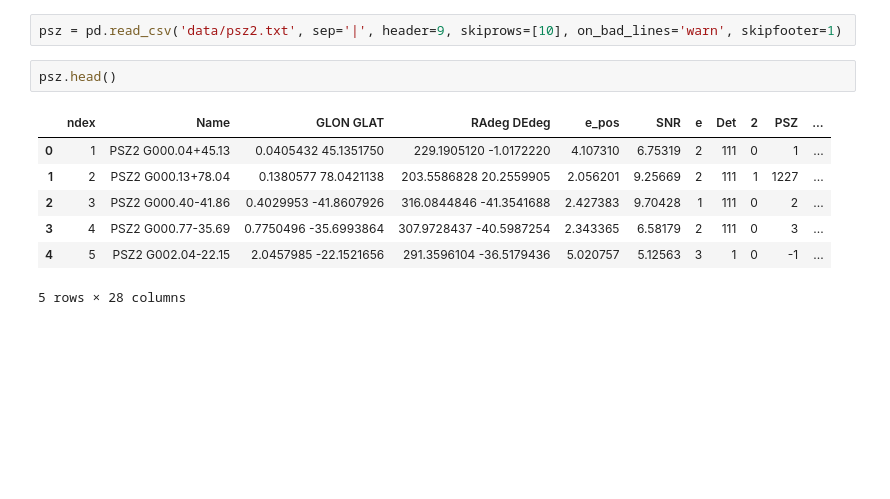
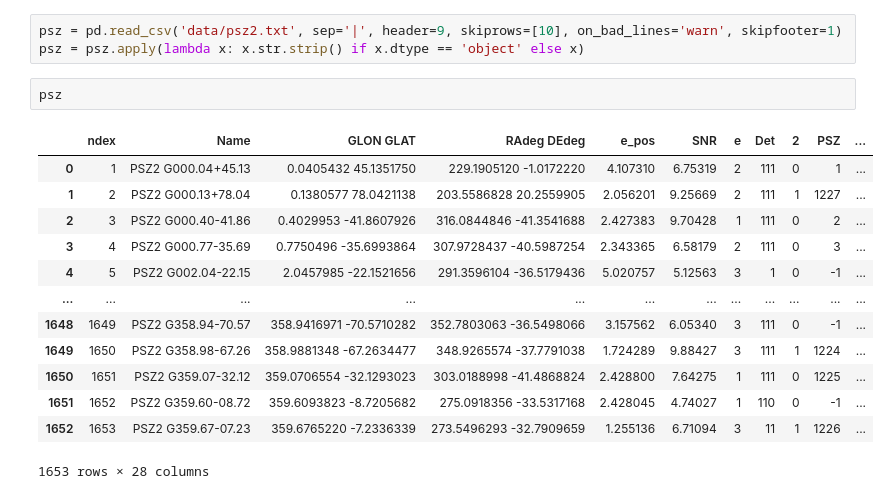
Before and after one commit to eleanorstuart/thermo-idm, a Jupyter notebook: planck_sz_dataset.ipynb, the cells around one changed output. Drawn from its saved outputs; the diff is of its cells as text; blank space fills up the shorter version.

```diff
--- a/planck_sz_dataset.ipynb
+++ b/planck_sz_dataset.ipynb
@@ -10,13 +11,20 @@ Intel MKL WARNING: Support of Intel(R) Streaming SIMD Extensions 4.2 (Intel(R) S
 # %%
 psz = pd.read_csv('data/psz2.txt', sep='|', header=9, skiprows=[10], on_bad_lines='warn', skipfooter=1)
+psz = psz.apply(lambda x: x.str.strip() if x.dtype == 'object' else x)
 # %%
-psz.head()
+psz
 # %% [output]
 |  | ndex | Name | GLON GLAT | RAdeg DEdeg | e_pos | SNR | e | Det | 2 | PSZ | ... |
 | 0 | 1 | PSZ2 G000.04+45.13 | 0.0405432 45.1351750 | 229.1905120 -1.0172220 | 4.107310 | 6.75319 | 2 | 111 | 0 | 1 | ... |
 | 1 | 2 | PSZ2 G000.13+78.04 | 0.1380577 78.0421138 | 203.5586828 20.2559905 | 2.056201 | 9.25669 | 2 | 111 | 1 | 1227 | ... |
 | 2 | 3 | PSZ2 G000.40-41.86 | 0.4029953 -41.8607926 | 316.0844846 -41.3541688 | 2.427383 | 9.70428 | 1 | 111 | 0 | 2 | ... |
 | 3 | 4 | PSZ2 G000.77-35.69 | 0.7750496 -35.6993864 | 307.9728437 -40.5987254 | 2.343365 | 6.58179 | 2 | 111 | 0 | 3 | ... |
 | 4 | 5 | PSZ2 G002.04-22.15 | 2.0457985 -22.1521656 | 291.3596104 -36.5179436 | 5.020757 | 5.12563 | 3 | 1 | 0 | -1 | ... |
+| ... | ... | ... | ... | ... | ... | ... | ... | ... | ... | ... | ... |
+| 1648 | 1649 | PSZ2 G358.94-70.57 | 358.9416971 -70.5710282 | 352.7803063 -36.5498066 | 3.157562 | 6.05340 | 3 | 111 | 0 | -1 | ... |
+| 1649 | 1650 | PSZ2 G358.98-67.26 | 358.9881348 -67.2634477 | 348.9265574 -37.7791038 | 1.724289 | 9.88427 | 3 | 111 | 1 | 1224 | ... |
+| 1650 | 1651 | PSZ2 G359.07-32.12 | 359.0706554 -32.1293023 | 303.0188998 -41.4868824 | 2.428800 | 7.64275 | 1 | 111 | 0 | 1225 | ... |
+| 1651 | 1652 | PSZ2 G359.60-08.72 | 359.6093823 -8.7205682 | 275.0918356 -33.5317168 | 2.428045 | 4.74027 | 1 | 110 | 0 | -1 | ... |
+| 1652 | 1653 | PSZ2 G359.67-07.23 | 359.6765220 -7.2336339 | 273.5496293 -32.7909659 | 1.255136 | 6.71094 | 3 | 11 | 1 | 1226 | ... |
-5 rows × 28 columns
+1653 rows × 28 columns
 # %%
```
Also changed, not shown: parts of 20 cells of this notebook, 1 other file.
